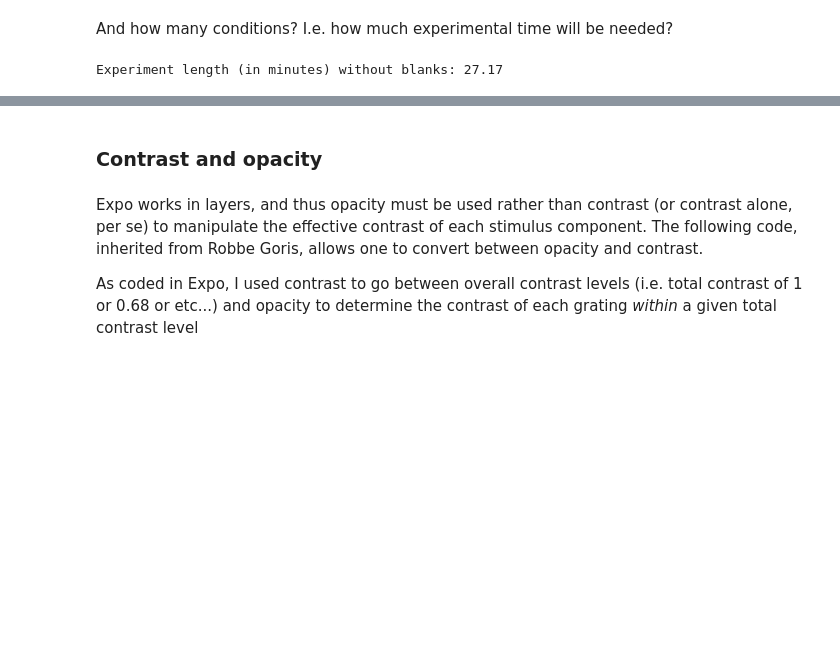
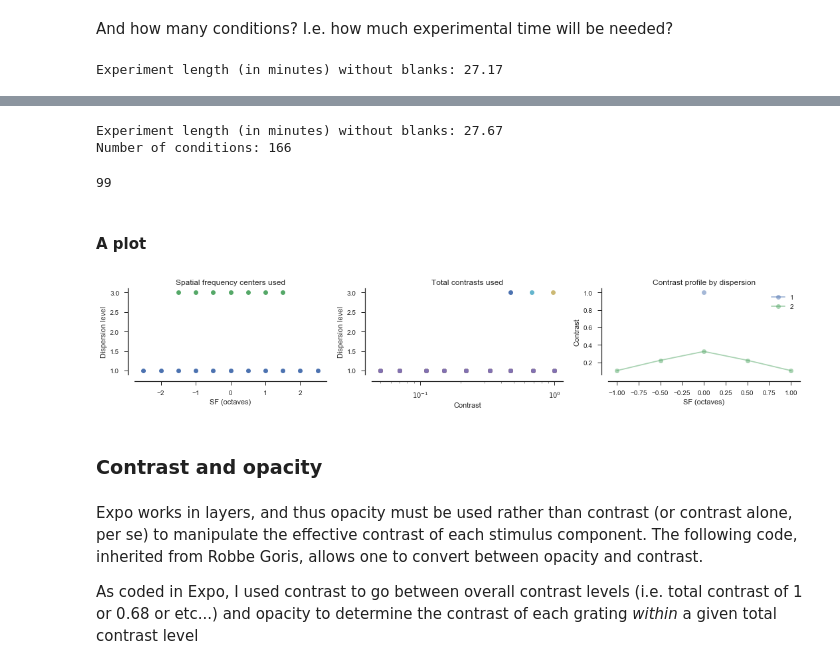
Before and after one commit to paul-levy/SF-diversity, a Jupyter notebook: altExp/exp_design.ipynb, the cells around one changed output, grey strips where cells are left out. Drawn from its saved outputs; the diff is of its cells as text; code cells hidden in the pictures; blank space fills up the shorter version.

```diff
--- a/altExp/exp_design.ipynb
+++ b/altExp/exp_design.ipynb
@@ -240,0 +293,2 @@ Experiment length (in minutes) without blanks: 27.17
+# %%
+profs = [];
@@ -241,3 +406,73 @@ Experiment length (in minutes) without blanks: 27.17
+# %%
+singleCons = logCons;
+nConsSingle = len(singleCons);
+# %%
+nConds = 0;
+for d in disps:
+    if d == 0:
+        nConds = nConds + nConsSingle*nSfCenters[0]
+    else:
+        nConds = nConds + len(profs[d])*nSfCenters[d]
+nReps = 10;
+expLength = np.round(nConds*nReps/60.0, 2);
+if verbose:
+    print('Experiment length (in minutes) without blanks: ' + str(expLength))
+    print('Number of conditions: ' + str(nConds))
+# %% [output]
+Experiment length (in minutes) without blanks: 27.67
+Number of conditions: 166
+# %%
+nConsSingle*nSfCenters[0]
+# %% [output]
+99
+# %% [markdown]
+#### A plot
+# %%
+sfCentRel = sfCenters[0]/np.median(sfCenters[0])
+midPtSf = int(np.floor(len(sfCentRel)/2));
+# %%
+if verbose:
+    sns.set_style('ticks');
+    f, ax = plt.subplots(1, 3, figsize=(15, 3))
+    for i in [0, 2]:
+        # SF centers
+        curr_sfs = np.log2(np.divide(sfCenters[i], sfCenter));
+
+        ax[0].plot(curr_sfs, np.ones_like(sfCenters[i]) + i, 'o')
+        ax[0].set_xlabel('SF (octaves)');
+        ax[0].set_ylabel('Dispersion level');
+        ax[0].set_title('Spatial frequency centers used')
+
+        # Total contrasts
+        for j in range(len(profs[i])):
+            if len(profs[j]) > i:
+                if i == 0:
+                    ax[1].semilogx(np.round(singleCons, 2), np.ones_like(singleCons), 'o');
+                else:
+                    ax[1].semilogx(np.round(np.sum(profs[j][i]), 2), 1 + i, 'o')
+                    ax[1].set_xlabel('Contrast');
+        ax[1].set_ylabel('Dispersion level');
+        ax[1].set_title('Total contrasts used')
+
+        # Contrast profile
+        midPtSf = int(np.floor(len(curr_sfs)/2));
+
+        ax[2].set_xlabel('SF (octaves)');
+        ax[2].set_ylabel('Contrast');
+        ax[2].set_title('Contrast profile by dispersion' % (expLength))
+#         ax[2].set_title('Contrast profile - %.2f total minutes' % (expLength))
+        sfs = curr_sfs[midPtSf - i : midPtSf + i + 1];
+        ax[2].plot(sfs, profs[0][i], 'o-', alpha=0.5)
+
+    ax[2].legend(['1', '2', '3', '4'])
+    sns.despine(offset=10)
+    f.tight_layout()
+
+pdf = pltSave.PdfPages(str(save_loc + 'stimSet.pdf'))
+pdf.savefig(f, bbox_inches="tight")
+pdf.close()
+# %% [output]
+[figure, added]
 # %% [markdown]
 ### Contrast and opacity
 # %% [markdown]
```
Also changed, not shown: parts of 24 cells of this notebook, 5 other files.
